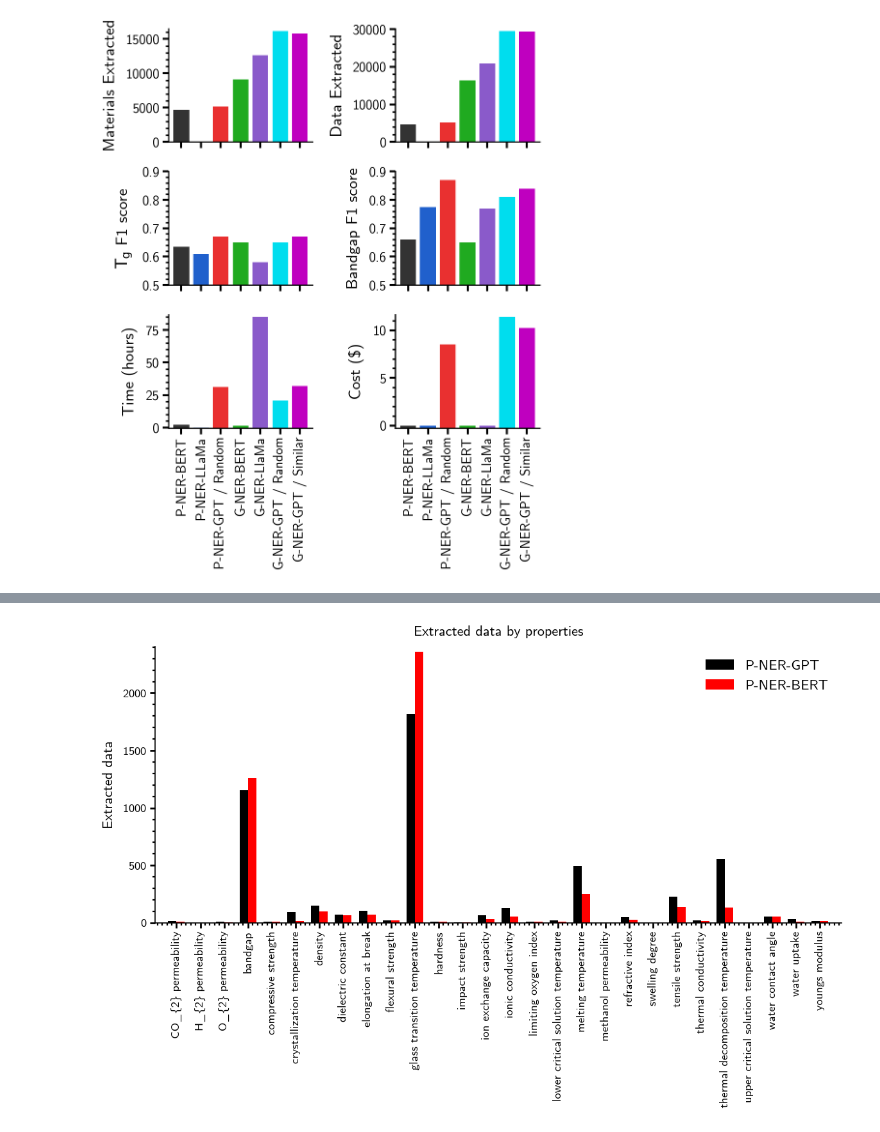
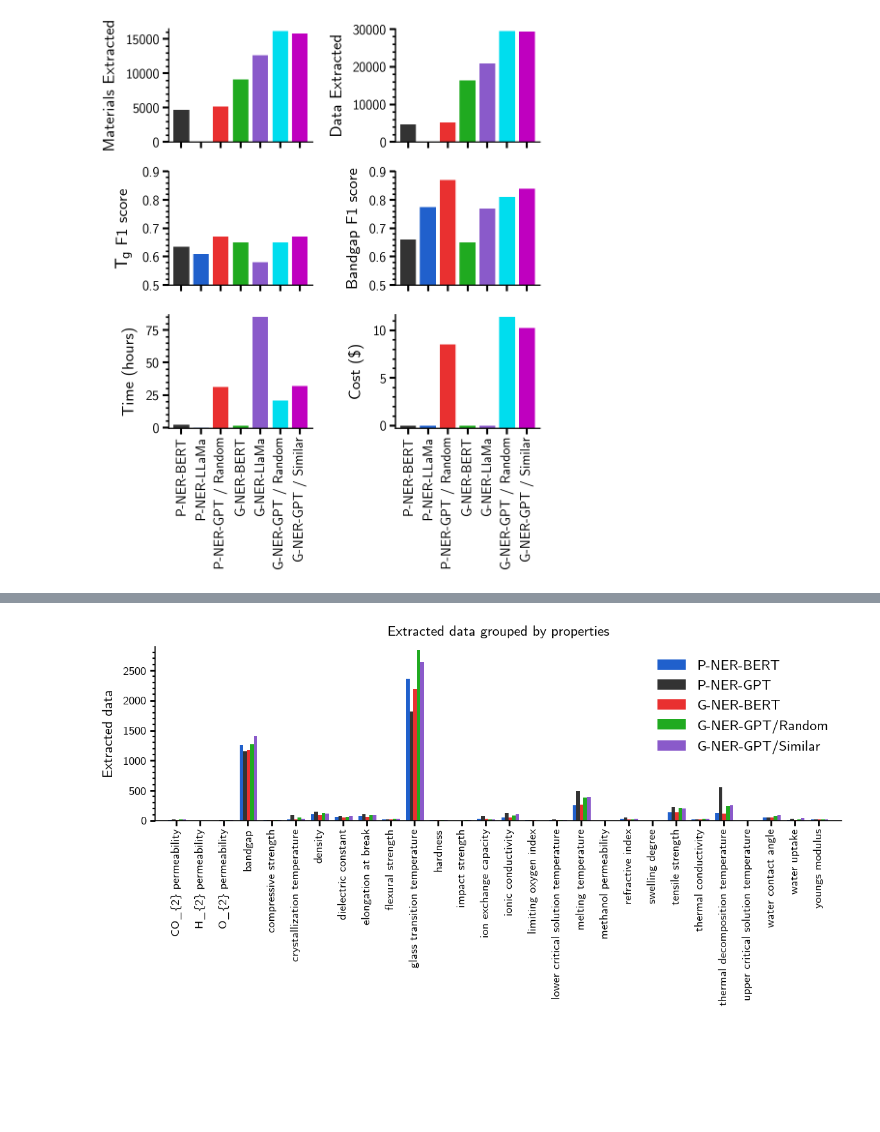
Before and after one commit to Ramprasad-Group/PromptDataExtraction, a Jupyter notebook: notebooks/Analyze-Select-1k.ipynb, the cells around one changed output, grey strips where cells are left out. Saved outputs shown, nothing was run; the diff lists cells and outputs as text; code cells hidden in the pictures; blank space fills up the shorter version.

Commit message:
Update grouped bar chart

```diff
--- a/notebooks/Analyze-Select-1k.ipynb
+++ b/notebooks/Analyze-Select-1k.ipynb
@@ -255,7 +255,7 @@ for _id, _name in id_name.items():
         );
     """, id = method.id, name = _name)
     print(_name, result)
-    propcount.add(method=method.name, property=_name, count=result)
+    propcount.add(method="G-NER-BERT", property=_name, count=result)
     count +=result
 
 count
@@ -395,7 +395,7 @@ for _id, _name in id_name.items():
         );
     """, id = method.id, name = _name)
     print(_name, result)
-    propcount.add(method=method.name, property=_name, count=result)
+    propcount.add(method="G-NER-LlaMa", property=_name, count=result)
     count +=result
 
 count
@@ -443,7 +443,7 @@ for _id, _name in id_name.items():
         );
     """, id = method.id, name = _name)
     print(_name, result)
-    propcount.add(method=method.name, property=_name, count=result)
+    propcount.add(method="G-NER-GPT/Random", property=_name, count=result)
     count +=result
 
 count
@@ -600,7 +600,7 @@ for _id, _name in id_name.items():
         );
     """, id = method.id, name = _name)
     print(_name, result)
-    propcount.add(method=method.name, property=_name, count=result)
+    propcount.add(method="G-NER-GPT/Similar", property=_name, count=result)
     count +=result
 
 count
@@ -1078,26 +1078,27 @@ propdf
 # %%
-width = 0.35                            # the width of the bars
 
-col1 = 'P-NER-GPT'
-col2 = 'P-NER-BERT'
+fig, ax = plt.subplots(figsize=(6, 3.2), dpi=200)
 
-data1 = propdf[col1]
-data2 = propdf[col2]
-
+width = 0.15  # the width of the bars
+multiplier = -1.8
 x = np.arange(propdf.shape[0])          # the label locations
 
-fig, ax = plt.subplots(figsize=(6, 4), dpi=200)
-rects1 = ax.bar(x - width/2, data1, width, label=col1, color='k')
-rects2 = ax.bar(x + width/2, data2, width, label=col2, color='r')
+for col in ["P-NER-BERT", "P-NER-GPT", "G-NER-BERT", "G-NER-GPT/Random", "G-NER-GPT/Similar"]:
+    offset = width * multiplier
+    rects = ax.bar(x + offset, propdf[col], width, label=col)
+    # ax.bar_label(rects, padding=3)
+    multiplier += 1
 
 # Add some text for labels, title and custom x-axis tick labels, etc.
 ax.set_ylabel('Extracted data')
-ax.set_title('Extracted data by properties')
+ax.set_title('Extracted data grouped by properties')
 ax.set_xticks(x)
+ax.tick_params(axis='x', which='minor', bottom=False)
 ax.set_xticklabels(propdf.index, rotation=90)
 ax.legend()
 
+
 plt.tight_layout()
 plt.show()
 # %% [output]
-[figure, old version]
+[figure, new version]
```
Also changed, not shown: parts of 3 cells of this notebook.
